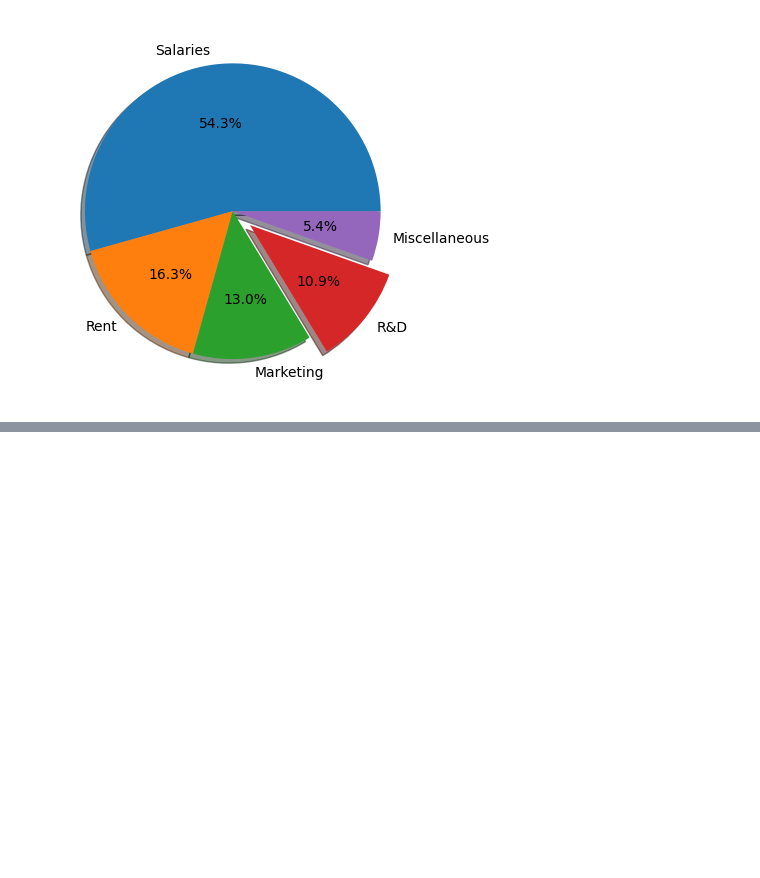
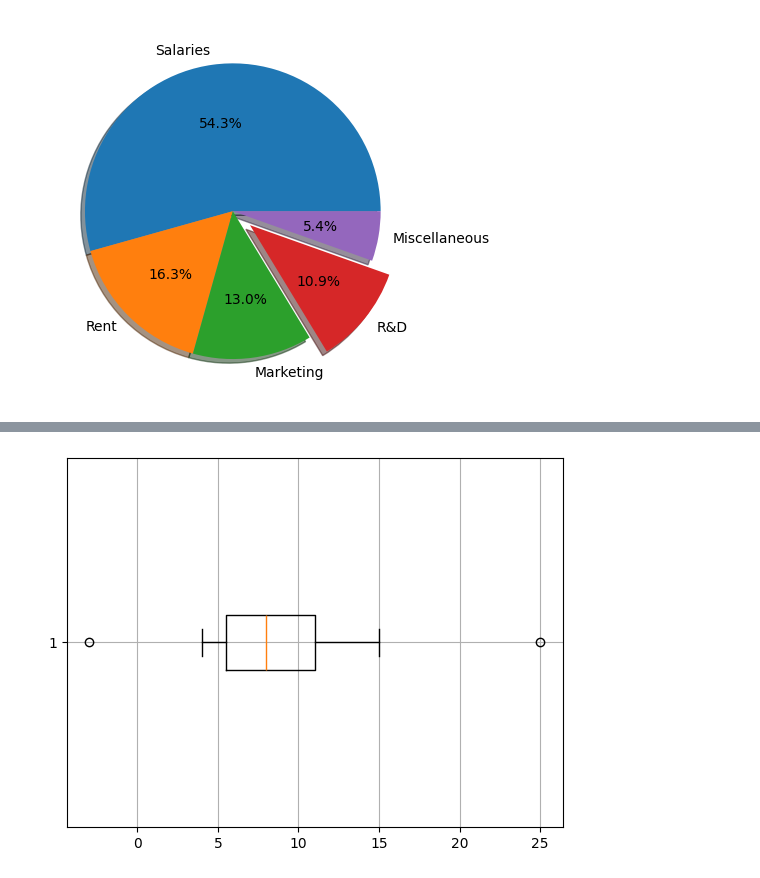
Before and after one commit to ToushifAlam/Prime-AI-ML-, a Jupyter notebook: Lectures/Data/matplotlib_tutorial.ipynb, the cells around one changed output, grey strips where cells are left out. Cells and saved outputs as stored; diff of their text form; code cells hidden in the pictures; blank space fills up the shorter version.

```diff
--- a/Lectures/Data/matplotlib_tutorial.ipynb
+++ b/Lectures/Data/matplotlib_tutorial.ipynb
@@ -130,0 +177,9 @@ plt.pie(amounts, labels=expenses, autopct="%1.1f%%", explode=explode, shadow=Tru
+# %%
+# Box Plots
+
+data = [7, 8, 5, 6, 9, 4, 10, 12, 15, 25, -3]
+
+plt.boxplot(data, vert=False)
+plt.grid(True)
+# %% [output]
+[figure, added]
```
Also changed, not shown: parts of 9 cells of this notebook, 5 other files.
